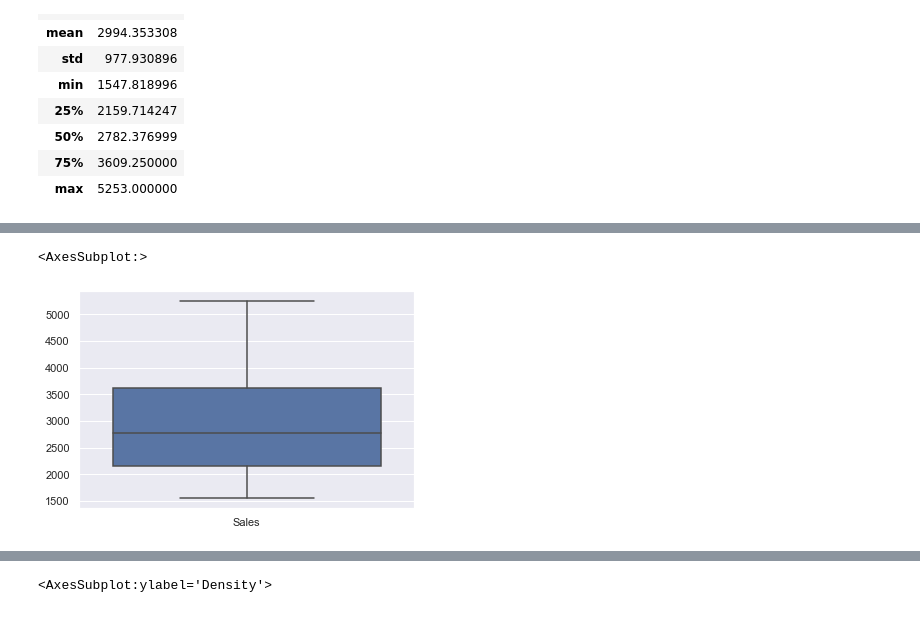
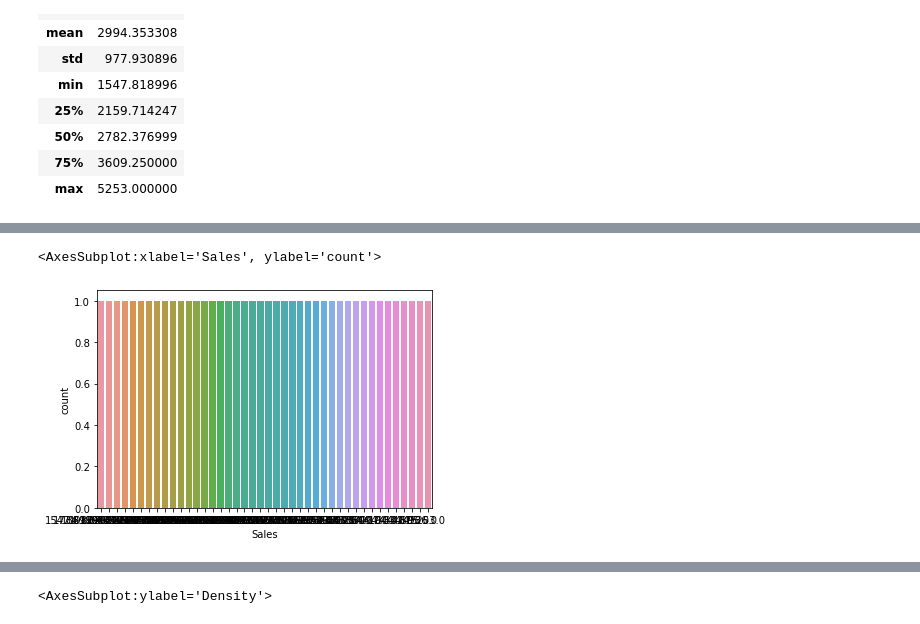
Before and after one commit to anoopks01060/DataScienceAssignments, a Jupyter notebook: Assignments 18/Assignment 18 A(cococola).ipynb, the cells around one changed output, grey strips where cells are left out. Drawn from its saved outputs; the diff is of its cells as text; code cells hidden in the pictures.

```diff
--- a/Assignments 18/Assignment 18(cococola).ipynb
+++ b/Assignments 18/Assignment 18 A(cococola).ipynb
@@ -63,6 +69,5 @@ array([[<AxesSubplot:title={'center':'Sales'}>]], dtype=object)
 # %%
-import seaborn as  sns
-sns.boxplot(data =df)
+sns.countplot(cococola['Sales'])
 # %% [output]
-<AxesSubplot:>
+<AxesSubplot:xlabel='Sales', ylabel='count'>
-[figure, old version]
+[figure, new version]
```
Also changed, not shown: parts of 10 cells of this notebook, 4 other files.
